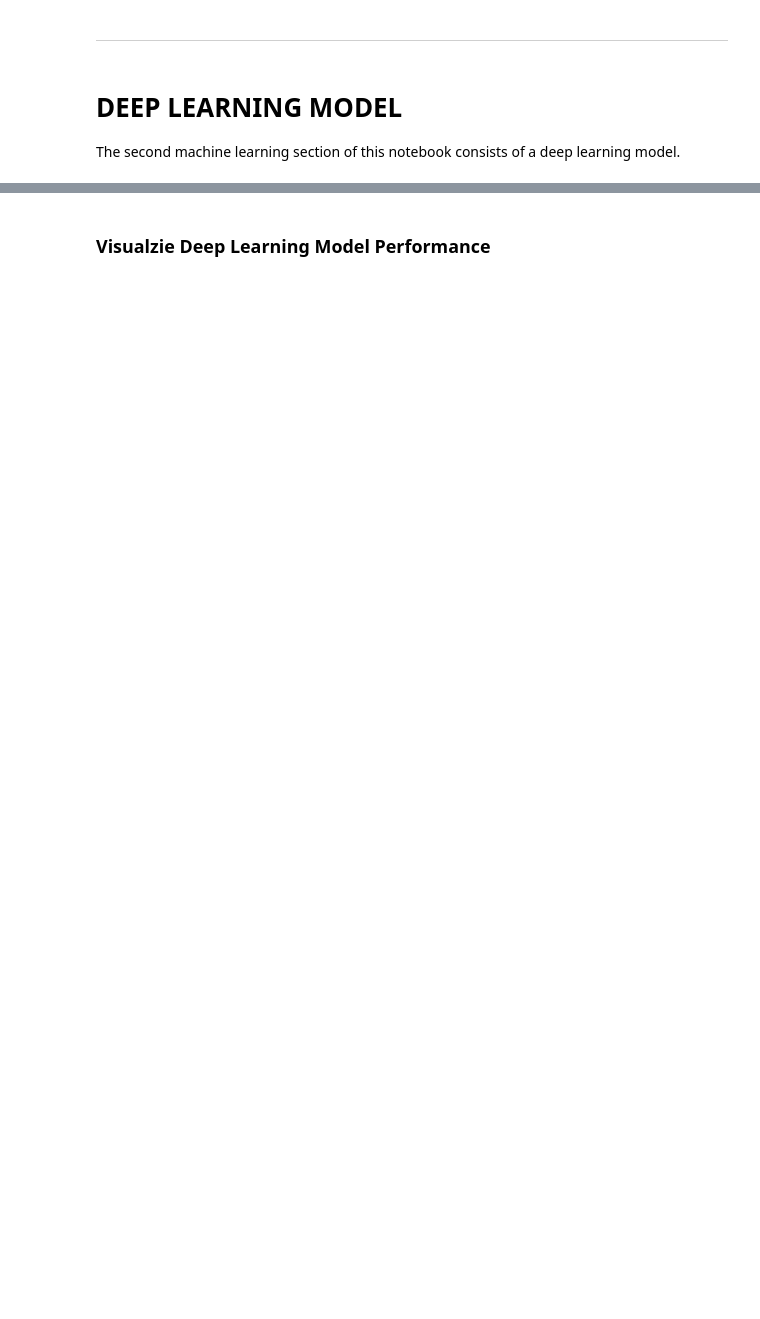
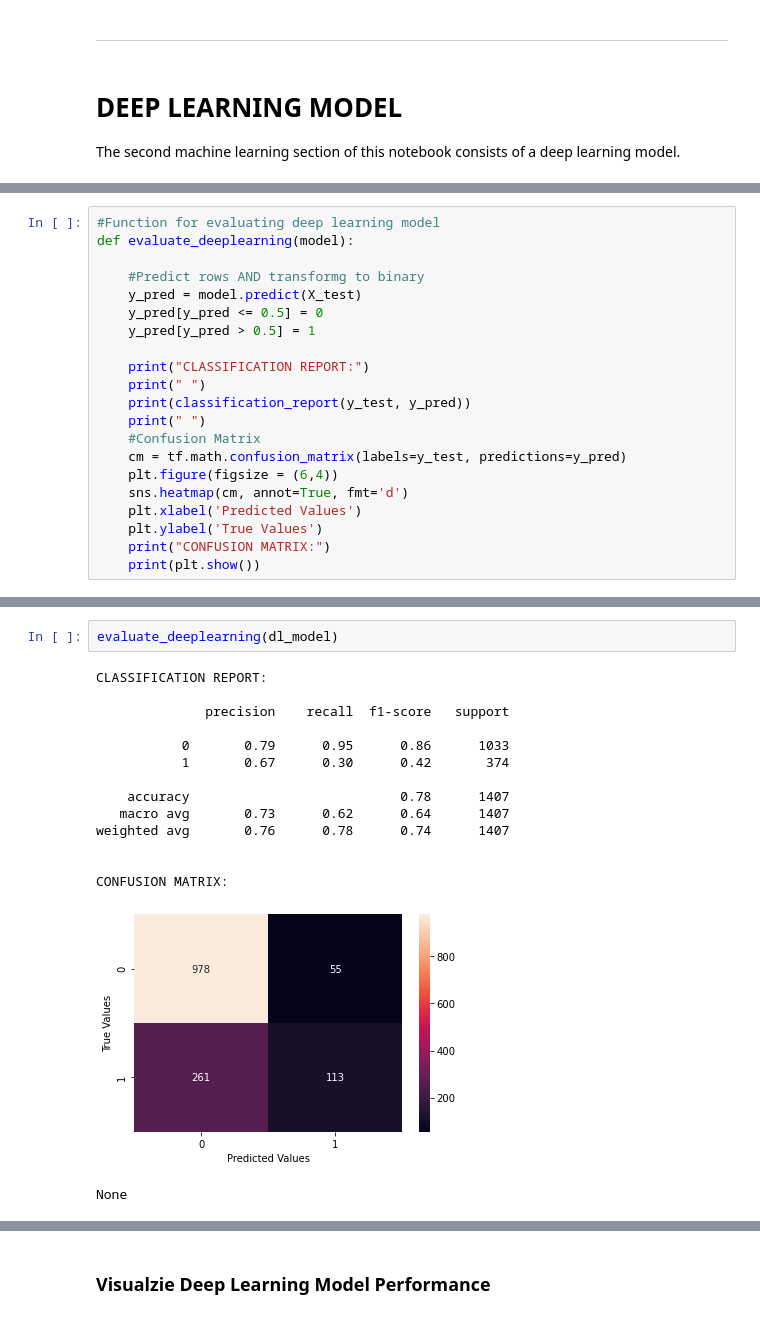
Before and after one commit to ehannell/customer_retention, a Jupyter notebook: Model/customer_retention_model.ipynb, the cells around one changed output, grey strips where cells are left out. Saved outputs shown, nothing was run; the diff lists cells and outputs as text; blank space fills up the shorter version.

```diff
--- a/Model/customer_retention_model.ipynb
+++ b/Model/customer_retention_model.ipynb
@@ -1049,0 +1102,21 @@ The second machine learning section of this notebook consists of a deep learning
+# %%
+#Function for evaluating deep learning model
+def evaluate_deeplearning(model):
+
+    #Predict rows AND transformg to binary
+    y_pred = model.predict(X_test)
+    y_pred[y_pred <= 0.5] = 0
+    y_pred[y_pred > 0.5] = 1
+
+    print("CLASSIFICATION REPORT:")
+    print(" ")
+    print(classification_report(y_test, y_pred))
+    print(" ")
+    #Confusion Matrix
+    cm = tf.math.confusion_matrix(labels=y_test, predictions=y_pred)
+    plt.figure(figsize = (6,4))
+    sns.heatmap(cm, annot=True, fmt='d')
+    plt.xlabel('Predicted Values')
+    plt.ylabel('True Values')
+    print("CONFUSION MATRIX:")
+    print(plt.show())
@@ -1084,0 +1177,18 @@ Epoch 10/10
+# %%
+evaluate_deeplearning(dl_model)
+# %% [output]
+CLASSIFICATION REPORT:
+
+              precision    recall  f1-score   support
+
+           0       0.79      0.95      0.86      1033
+           1       0.67      0.30      0.42       374
+
+    accuracy                           0.78      1407
+   macro avg       0.73      0.62      0.64      1407
+weighted avg       0.76      0.78      0.74      1407
+
+
+CONFUSION MATRIX:
+[figure, added]
+None
```
Also changed, not shown: parts of 60 cells of this notebook, 1 other file.
